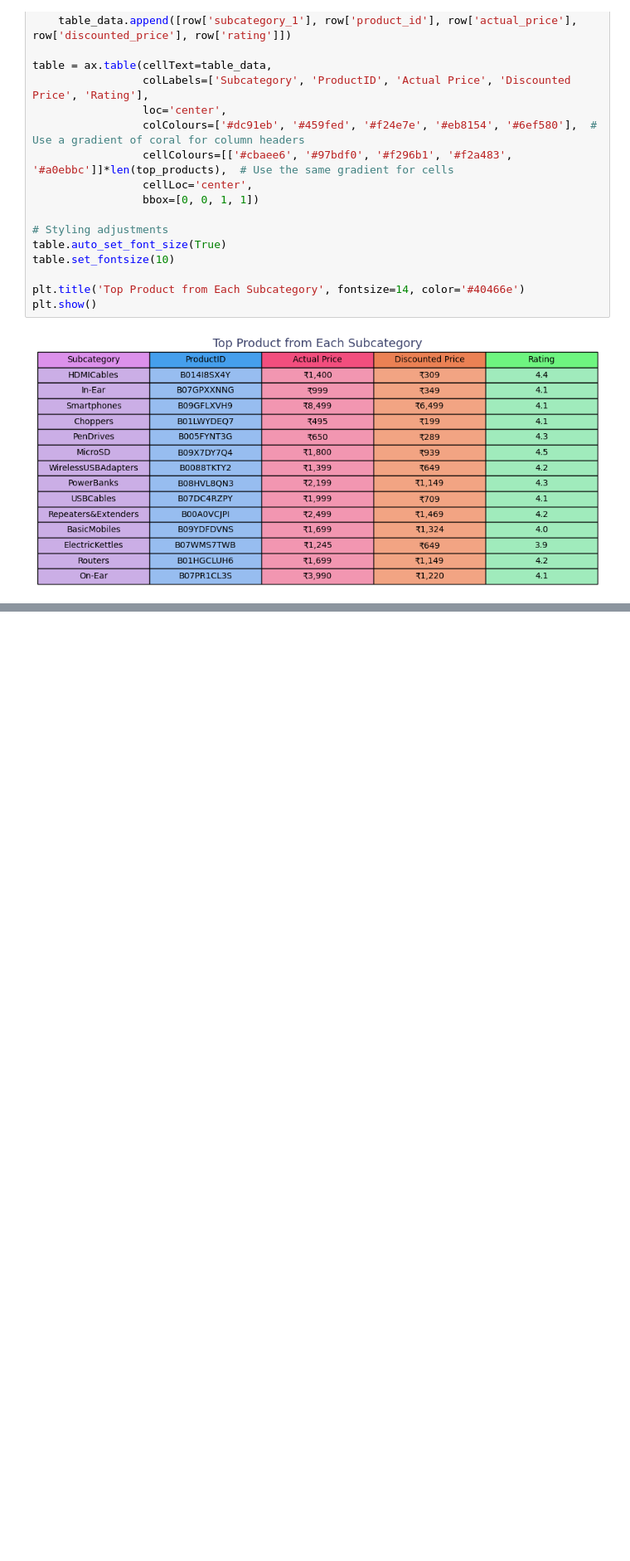
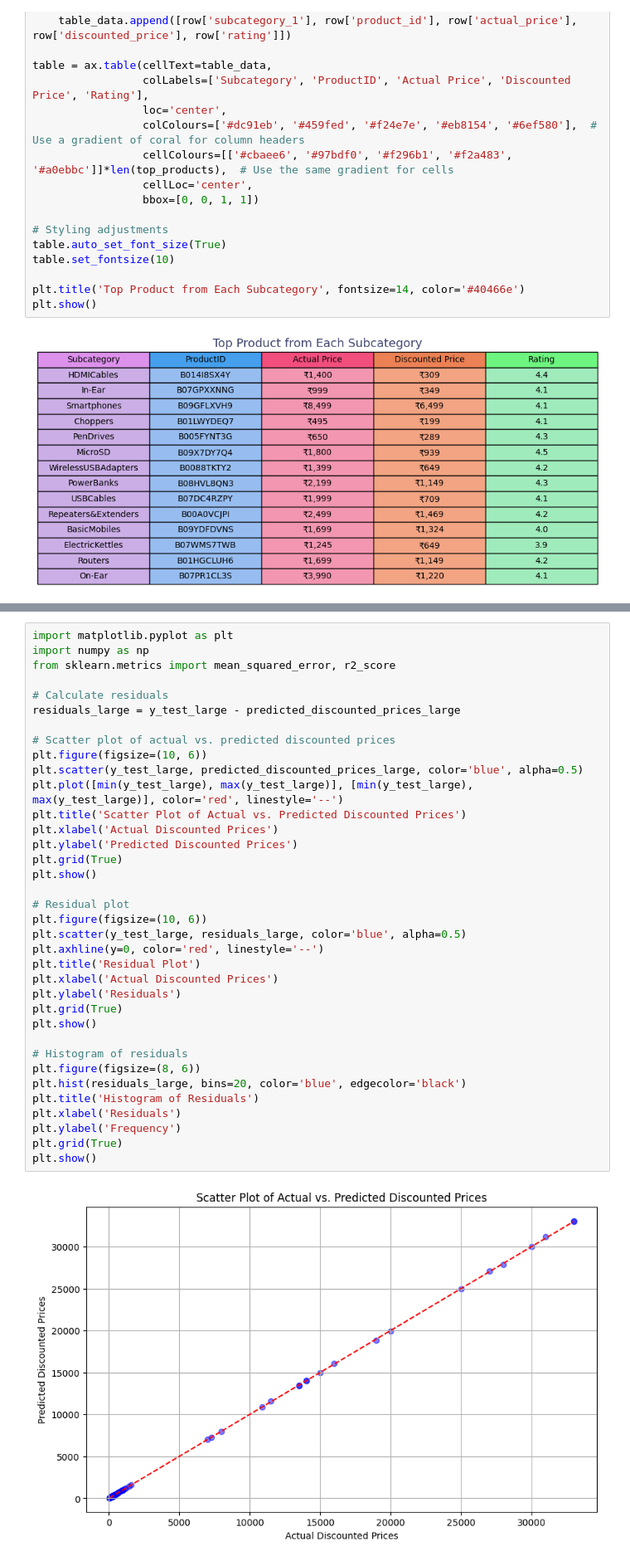
Before and after one commit to atharva-narkhede/Market-Basket-Analysis-for-Amazon-Product-Recommedation, a Jupyter notebook: MBA_Amazon_Product.ipynb, the cells around one changed output, grey strips where cells are left out. Shown at 83% size. Drawn from its saved outputs; the diff is of its cells as text; blank space fills up the shorter version.

```diff
--- a/MBA_Amazon_Product.ipynb
+++ b/MBA_Amazon_Product.ipynb
@@ -505,0 +593,38 @@ plt.show()
+# %%
+import matplotlib.pyplot as plt
+import numpy as np
+from sklearn.metrics import mean_squared_error, r2_score
+
+# Calculate residuals
+residuals_large = y_test_large - predicted_discounted_prices_large
+
+# Scatter plot of actual vs. predicted discounted prices
+plt.figure(figsize=(10, 6))
+plt.scatter(y_test_large, predicted_discounted_prices_large, color='blue', alpha=0.5)
+plt.plot([min(y_test_large), max(y_test_large)], [min(y_test_large), max(y_test_large)], color='red', linestyle='--')
+plt.title('Scatter Plot of Actual vs. Predicted Discounted Prices')
+plt.xlabel('Actual Discounted Prices')
+plt.ylabel('Predicted Discounted Prices')
+plt.grid(True)
+plt.show()
+
+# Residual plot
+plt.figure(figsize=(10, 6))
+plt.scatter(y_test_large, residuals_large, color='blue', alpha=0.5)
+plt.axhline(y=0, color='red', linestyle='--')
+plt.title('Residual Plot')
+plt.xlabel('Actual Discounted Prices')
+plt.ylabel('Residuals')
+plt.grid(True)
+plt.show()
+
+# Histogram of residuals
+plt.figure(figsize=(8, 6))
+plt.hist(residuals_large, bins=20, color='blue', edgecolor='black')
+plt.title('Histogram of Residuals')
+plt.xlabel('Residuals')
+plt.ylabel('Frequency')
+plt.grid(True)
+plt.show()
+# %% [output]
+[figure, added]
```
Also changed, not shown: parts of 12 cells of this notebook, 4 other files.
